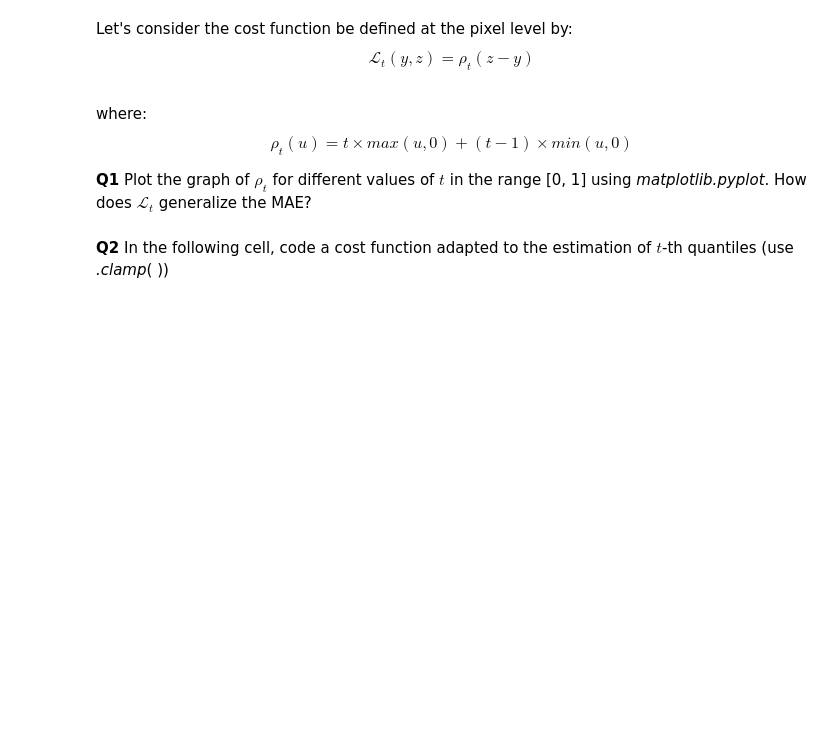
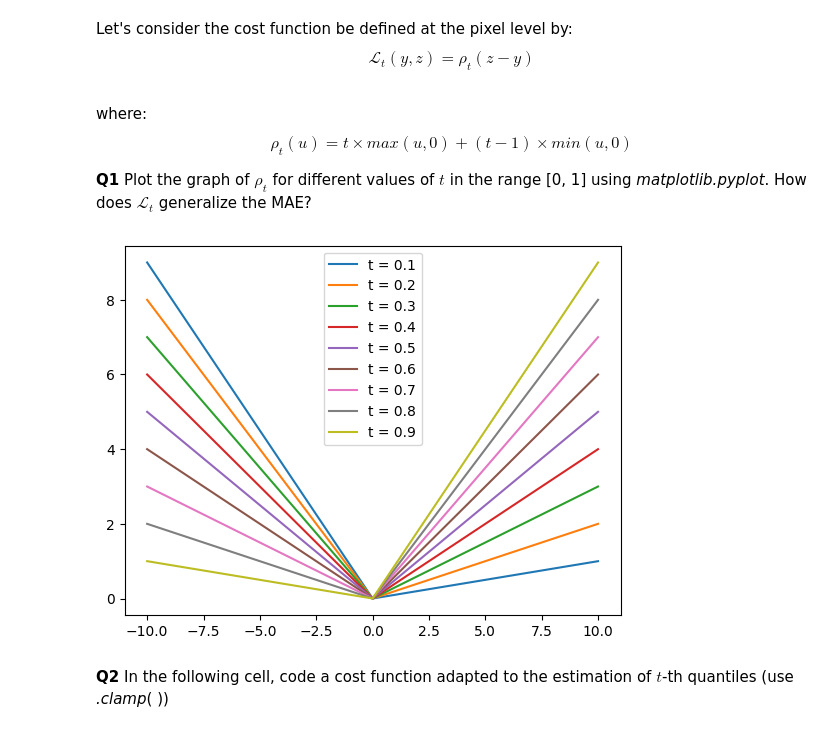
Before and after one commit to nanopiero/ML_S5_etudiants, a Jupyter notebook: practicals/P7/P7_instructions.ipynb, the cells around one changed output. Drawn from its saved outputs; the diff is of its cells as text; code cells hidden in the pictures; blank space fills up the shorter version.

```diff
--- a/practicals/P7/P7_instructions.ipynb
+++ b/practicals/P7/P7_instructions.ipynb
@@ -56,5 +61,22 @@ $$\rho_t(u) = t \times max(u,0) + (t-1) \times min(u,0) $$
 
 **Q1** Plot the graph of $\rho_t$ for different values of $t$ in the range [0, 1] using *matplotlib.pyplot*.
 How does $\mathcal{L}_t$ generalize the MAE?
+# %%
+# BEGIN
+def rho(u,t):
+  return t*np.maximum(u,0) + (t-1)*np.minimum(u,0)
+
+u = np.linspace(-10,10,1000)
+for t in [0.1, 0.2, 0.3, 0.4, 0.5, 0.6, 0.7, 0.8, 0.9]:
+  y = [rho(uv,t) for uv in u]
+  strlabel = "t = " + str(t)
+  plt.plot(u, y,label=strlabel)
+
+
+plt.legend()
+plt.show()
+# END
+# %% [output]
+[figure, added]
 # %% [markdown]
 **Q2** In the following cell, code a cost function adapted to the estimation of $t$-th quantiles (use *.clamp*( ))
```
Also changed, not shown: parts of 16 cells of this notebook.
